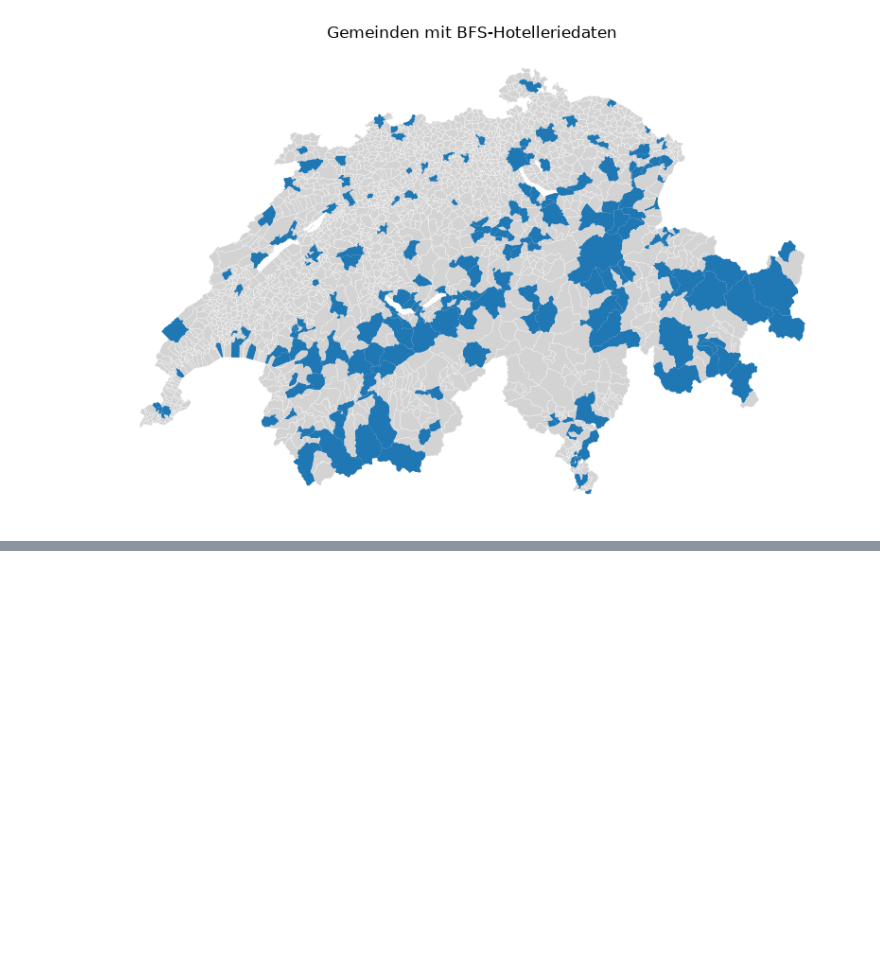
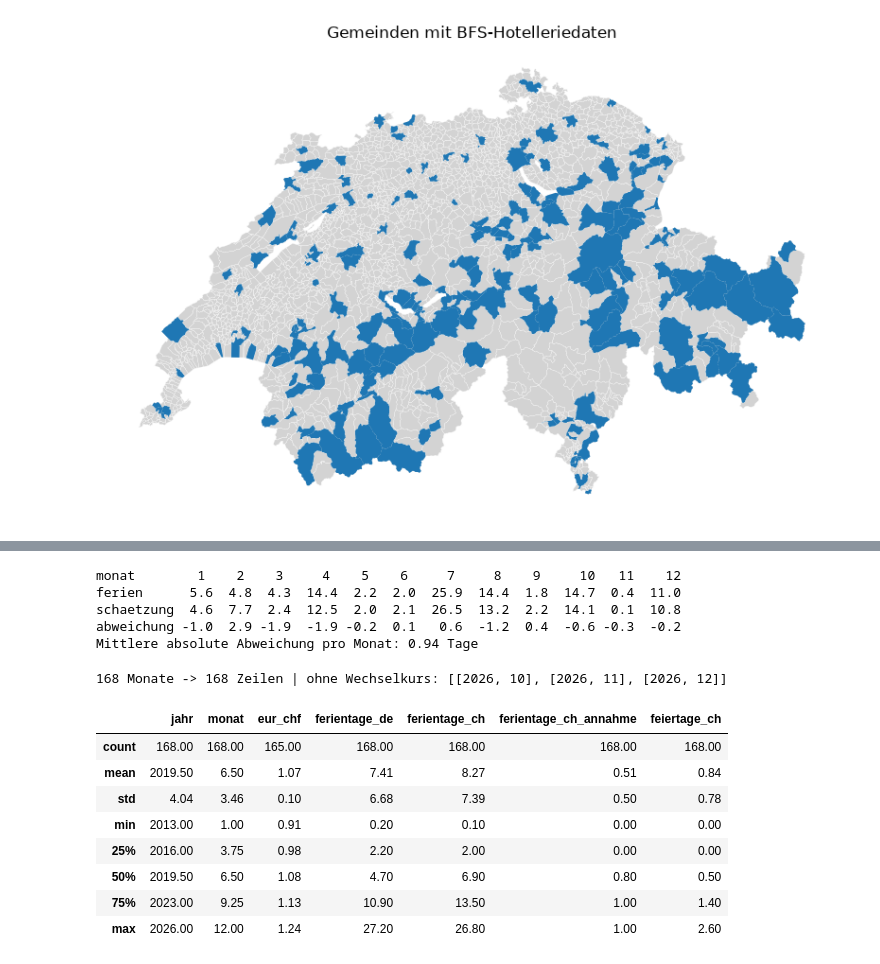
Before and after one commit to aakset/wintertourismus-schnee, a Jupyter notebook: notebooks/01_datensammlung.ipynb, the cells around one changed output, grey strips where cells are left out. Saved outputs shown, nothing was run; the diff lists cells and outputs as text; code cells hidden in the pictures; blank space fills up the shorter version.

```diff
--- a/notebooks/01_datensammlung.ipynb
+++ b/notebooks/01_datensammlung.ipynb
@@ -591,0 +597,23 @@ BFS-Gemeinden: 186 | ohne Geometrie: set()
+# %%
+import requests, time, json, pathlib, io
+import pandas as pd
+import holidays
+
+RAW_K = pathlib.Path("../data/raw/kontext"); RAW_K.mkdir(parents=True, exist_ok=True)
+JAHRE = range(2013, 2027)
+
+# 1) Wechselkurs EUR/CHF, SNB-Datenportal, Cube "devkum"
+#    Aufbau: 2 Kopfzeilen + Leerzeile, dann Date;D0;D1;Value
+#    D0: M0 = Monatsmittel, M1 = Monatsende | D1: EUR1 = CHF für 1 EUR
+datei = RAW_K / "snb_devkum.csv"
+if not datei.exists():
+    r = requests.get("https://data.snb.ch/api/cube/devkum/data/csv/de", timeout=60)
+    r.raise_for_status()
+    datei.write_text(r.text, encoding="utf-8")
+snb = pd.read_csv(datei, sep=";", skiprows=2, encoding="utf-8-sig")
+fx = snb[(snb["D1"] == "EUR1") & (snb["D0"] == "M0")].copy()
+fx["jahr"] = fx["Date"].str[:4].astype(int)
+fx["monat"] = fx["Date"].str[5:7].astype(int)
+fx = fx.rename(columns={"Value": "eur_chf"})[["jahr", "monat", "eur_chf"]]
+fx = fx[fx["jahr"].isin(JAHRE)]
+print(len(fx), "Monate,", fx["eur_chf"].min(), "bis", fx["eur_chf"].max())
@@ -591,0 +719,44 @@ BFS-Gemeinden: 186 | ohne Geometrie: set()
+# %%
+# Rückwärtstest der Annahme: 2025 nur aus dem Muster der übrigen Jahre (2021-2024, 2026) schätzen
+#   und mit den echten Werten 2025 vergleichen
+ref_ohne = ch[ch["jahr"].isin([2021, 2022, 2023, 2024, 2026])].groupby(["kt", "woche"])["ferien"].mean()
+t25 = ch[ch["jahr"] == 2025].copy()
+t25["schaetzung"] = t25.set_index(["kt", "woche"]).index.map(ref_ohne).values
+vgl = t25.groupby("monat")[["ferien", "schaetzung"]].sum().div(ch["kt"].nunique()).round(1)
+vgl["abweichung"] = (vgl["schaetzung"] - vgl["ferien"]).round(1)
+print(vgl.T.to_string())
+print("Mittlere absolute Abweichung pro Monat:", vgl["abweichung"].abs().mean().round(2), "Tage")
+# %% [output]
+monat        1    2    3     4    5    6     7     8    9     10   11    12
+ferien      5.6  4.8  4.3  14.4  2.2  2.0  25.9  14.4  1.8  14.7  0.4  11.0
+schaetzung  4.6  7.7  2.4  12.5  2.0  2.1  26.5  13.2  2.2  14.1  0.1  10.8
+abweichung -1.0  2.9 -1.9  -1.9 -0.2  0.1   0.6  -1.2  0.4  -0.6 -0.3  -0.2
+Mittlere absolute Abweichung pro Monat: 0.94 Tage
+# %%
+# 3) Feiertage Schweiz: Mittel über die 26 Kantone, damit kantonale Feiertage wie Karfreitag und
+#    Ostermontag anteilig zählen (national kennt das Paket nur Neujahr, Auffahrt, 1. August, Weihnachten)
+kantone = holidays.Switzerland.subdivisions
+feier_tage = [(d.year, d.month) for kt in kantone
+              for d in holidays.Switzerland(subdiv=kt, years=JAHRE).keys()]
+feier = (pd.DataFrame(feier_tage, columns=["jahr", "monat"]).value_counts().div(len(kantone)).round(1)
+         .rename("feiertage_ch").reset_index())
+
+# Zusammenführen: eine Zeile pro Jahr und Monat
+monate = pd.DataFrame([(j, m) for j in JAHRE for m in range(1, 13)], columns=["jahr", "monat"])
+kontext = (monate.merge(fx, how="left").merge(ferien, how="left").merge(ferien_ch, how="left").merge(feier, how="left")
+           .fillna({"ferientage_de": 0, "feiertage_ch": 0}))
+kontext.to_csv("../data/processed/kontext_monat.csv", index=False)
+print(len(monate), "Monate ->", len(kontext), "Zeilen | ohne Wechselkurs:",
+      kontext[kontext["eur_chf"].isna()][["jahr", "monat"]].values.tolist())
+kontext.describe().round(2)
+# %% [output]
+168 Monate -> 168 Zeilen | ohne Wechselkurs: [[2026, 10], [2026, 11], [2026, 12]]
+|  | jahr | monat | eur_chf | ferientage_de | ferientage_ch | ferientage_ch_annahme | feiertage_ch |
+| count | 168.00 | 168.00 | 165.00 | 168.00 | 168.00 | 168.00 | 168.00 |
+| mean | 2019.50 | 6.50 | 1.07 | 7.41 | 8.27 | 0.51 | 0.84 |
+| std | 4.04 | 3.46 | 0.10 | 6.68 | 7.39 | 0.50 | 0.78 |
+| min | 2013.00 | 1.00 | 0.91 | 0.20 | 0.10 | 0.00 | 0.00 |
+| 25% | 2016.00 | 3.75 | 0.98 | 2.20 | 2.00 | 0.00 | 0.00 |
+| 50% | 2019.50 | 6.50 | 1.08 | 4.70 | 6.90 | 0.80 | 0.50 |
+| 75% | 2023.00 | 9.25 | 1.13 | 10.90 | 13.50 | 1.00 | 1.40 |
+| max | 2026.00 | 12.00 | 1.24 | 27.20 | 26.80 | 1.00 | 2.60 |
```
Also changed, not shown: parts of 5 cells of this notebook, 35 other files.
